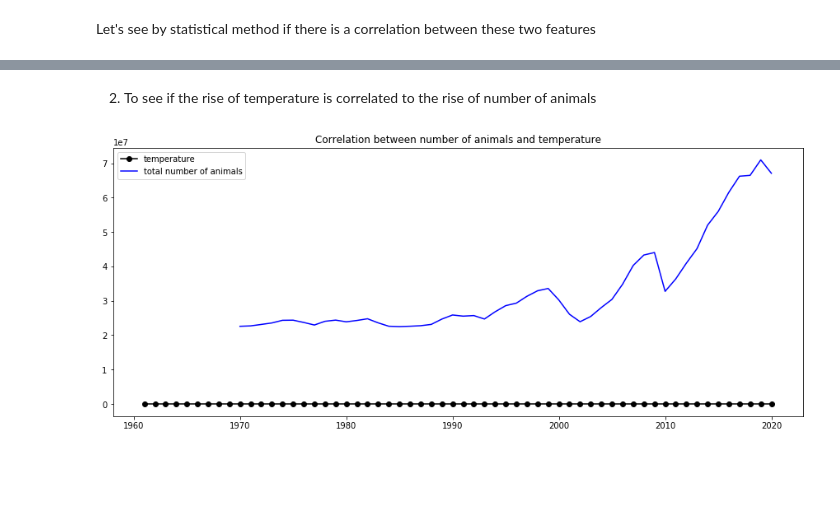
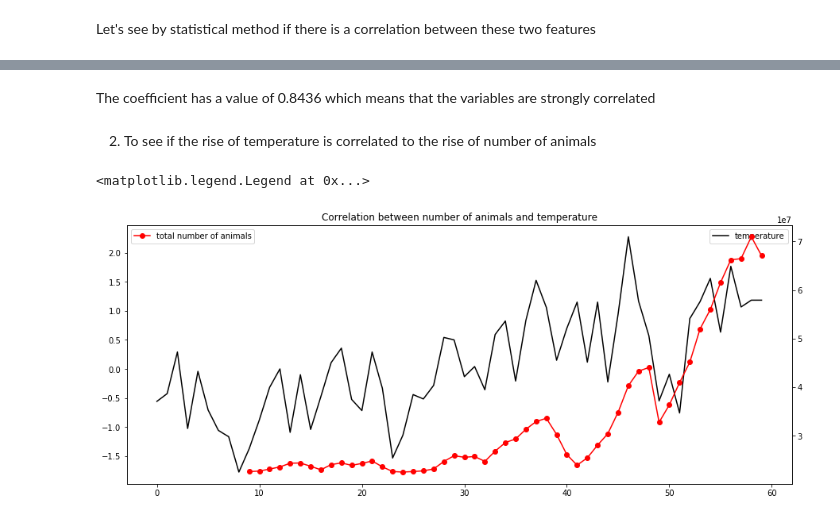
Before and after one commit to jina2020/Projects, a Jupyter notebook: Weather and animal data in Mongolia/data_prep.ipynb, the cells around one changed output, grey strips where cells are left out. Drawn from its saved outputs; the diff is of its cells as text; code cells hidden in the pictures; blank space fills up the shorter version.

```diff
--- a/Weather and animal data in Mongolia/data_prep.ipynb
+++ b/Weather and animal data in Mongolia/data_prep.ipynb
@@ -190,14 +197,21 @@ SyntaxError: unexpected EOF while parsing (<ipython-input-46-d0cda73771fb>, line
+# %% [markdown]
+The coefficient has a value of 0.8436 which means that the variables are strongly correlated
 # %% [markdown]
 2. To see if the rise of temperature is correlated to the rise of number of animals
 # %%
-plt.figure(figsize=(15,6))
+left_data = dataset["Temperature - (Celsius)"]
+right_data = dataset["Number of head"]
+
+fig, ax_left = plt.subplots(figsize=(15,6))
+ax_right = ax_left.twinx()
+
 plt.title("Correlation between number of animals and temperature", fontdict=None, loc='center', pad=None)
 
-plt.plot(" Year", "Temperature - (Celsius)", '-ok', color = "black", data=dataset, label = "temperature")
-plt.plot(" Year", "Number of head", 'b', data=dataset, label = "total number of animals")
-# show legend
-plt.legend()
-# show graph
-plt.show()
+ax_left.plot(left_data, color='black', label = "temperature")
+ax_right.plot(right_data, color='red', marker = 'o', label = "total number of animals")
+
+ax_left.legend()
+ax_right.legend()
 # %% [output]
+<matplotlib.legend.Legend at 0x...>
-[figure, old version]
+[figure, new version]
```
Also changed, not shown: parts of 14 cells of this notebook, 5 other files.
